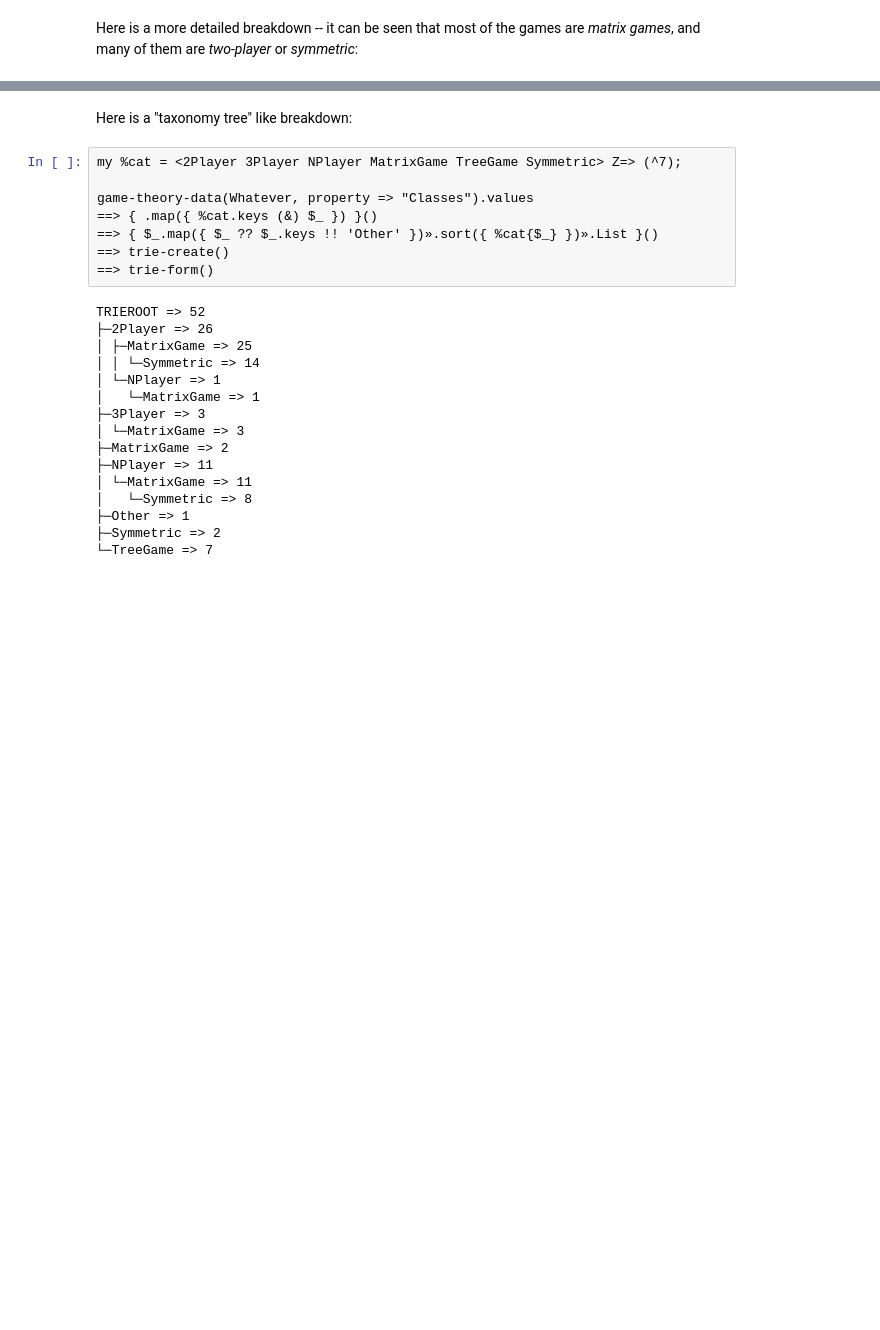
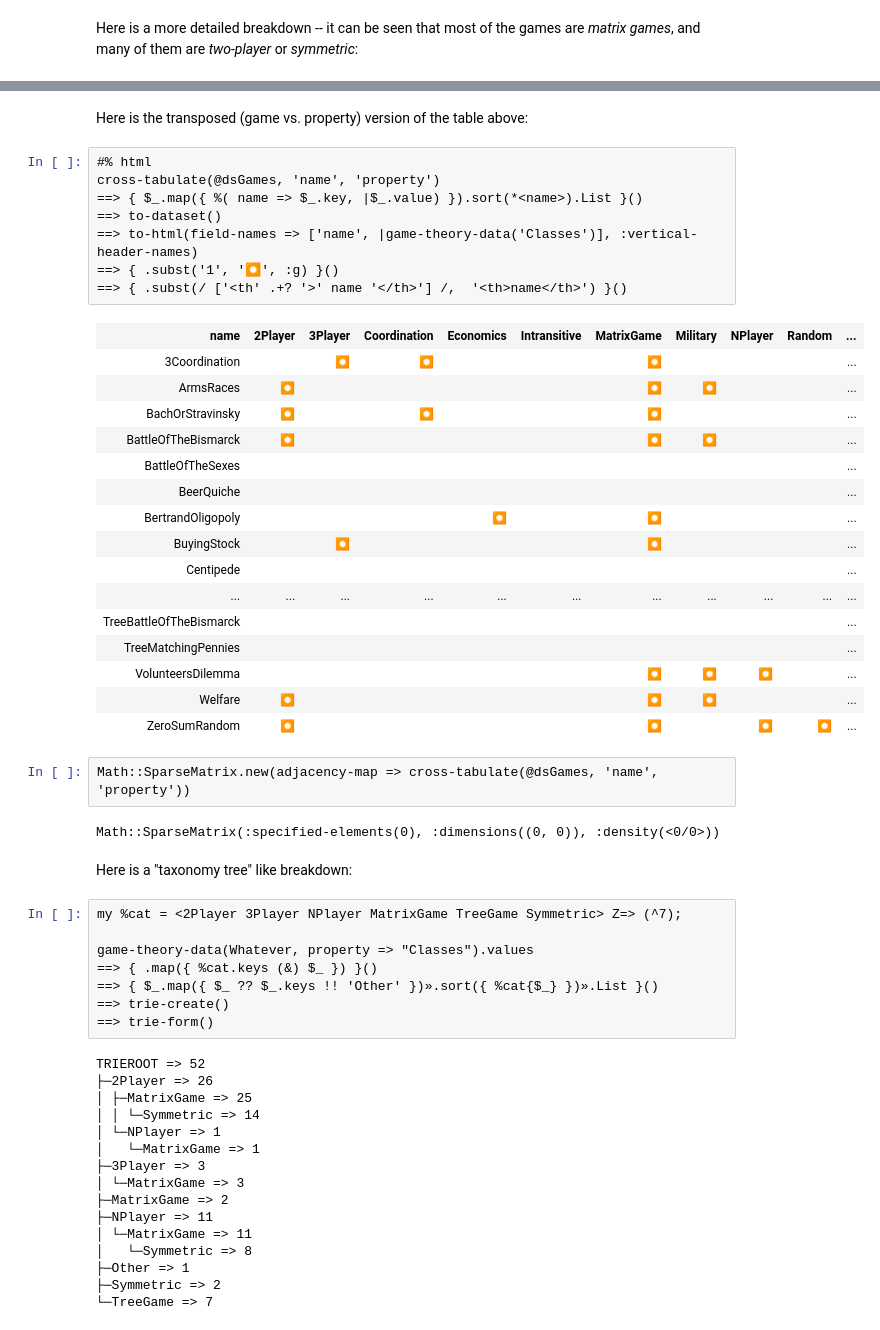
Before and after one commit to antononcube/Raku-Math-GameTheory, a Jupyter notebook: docs/Basic-usage.ipynb, the cells around one changed output, grey strips where cells are left out. Saved outputs shown, nothing was run; the diff lists cells and outputs as text; blank space fills up the shorter version.

Commit message:
docs:Two different -- compact -- layouts of the game-property cross-tabulation (breakdown.)

```diff
--- a/docs/Basic-usage.ipynb
+++ b/docs/Basic-usage.ipynb
@@ -84,3 +83,34 @@ cross-tabulate(@dsGames, 'name', 'property')
+# %% [markdown]
+Here is the transposed (game vs. property) version of the table above:
+# %%
+#% html
+cross-tabulate(@dsGames, 'name', 'property')
+==> { $_.map({ %( name => $_.key, |$_.value) }).sort(*<name>).List }()
+==> to-dataset()
+==> to-html(field-names => ['name', |game-theory-data('Classes')], :vertical-header-names)
+==> { .subst('1', '⏺', :g) }()
+==> { .subst(/ ['<th' .+? '>' name '</th>'] /,  '<th>name</th>') }()
+# %% [output]
+| name | 2Player | 3Player | Coordination | Economics | Intransitive | MatrixGame | Military | NPlayer | Random | ... |
+| 3Coordination |  | ⏺ | ⏺ |  |  | ⏺ |  |  |  | ... |
+| ArmsRaces | ⏺ |  |  |  |  | ⏺ | ⏺ |  |  | ... |
+| BachOrStravinsky | ⏺ |  | ⏺ |  |  | ⏺ |  |  |  | ... |
+| BattleOfTheBismarck | ⏺ |  |  |  |  | ⏺ | ⏺ |  |  | ... |
+| BattleOfTheSexes |  |  |  |  |  |  |  |  |  | ... |
+| BeerQuiche |  |  |  |  |  |  |  |  |  | ... |
+| BertrandOligopoly |  |  |  | ⏺ |  | ⏺ |  |  |  | ... |
+| BuyingStock |  | ⏺ |  |  |  | ⏺ |  |  |  | ... |
+| Centipede |  |  |  |  |  |  |  |  |  | ... |
+| ... | ... | ... | ... | ... | ... | ... | ... | ... | ... | ... |
+| TreeBattleOfTheBismarck |  |  |  |  |  |  |  |  |  | ... |
+| TreeMatchingPennies |  |  |  |  |  |  |  |  |  | ... |
+| VolunteersDilemma |  |  |  |  |  | ⏺ | ⏺ | ⏺ |  | ... |
+| Welfare | ⏺ |  |  |  |  | ⏺ | ⏺ |  |  | ... |
+| ZeroSumRandom | ⏺ |  |  |  |  | ⏺ |  | ⏺ | ⏺ | ... |
+# %%
+Math::SparseMatrix.new(adjacency-map => cross-tabulate(@dsGames, 'name', 'property'))
+# %% [output]
+Math::SparseMatrix(:specified-elements(0), :dimensions((0, 0)), :density(<0/0>))
 # %% [markdown]
 Here is a "taxonomy tree" like breakdown:
 # %%
```
Also changed, not shown: parts of 7 cells of this notebook.
